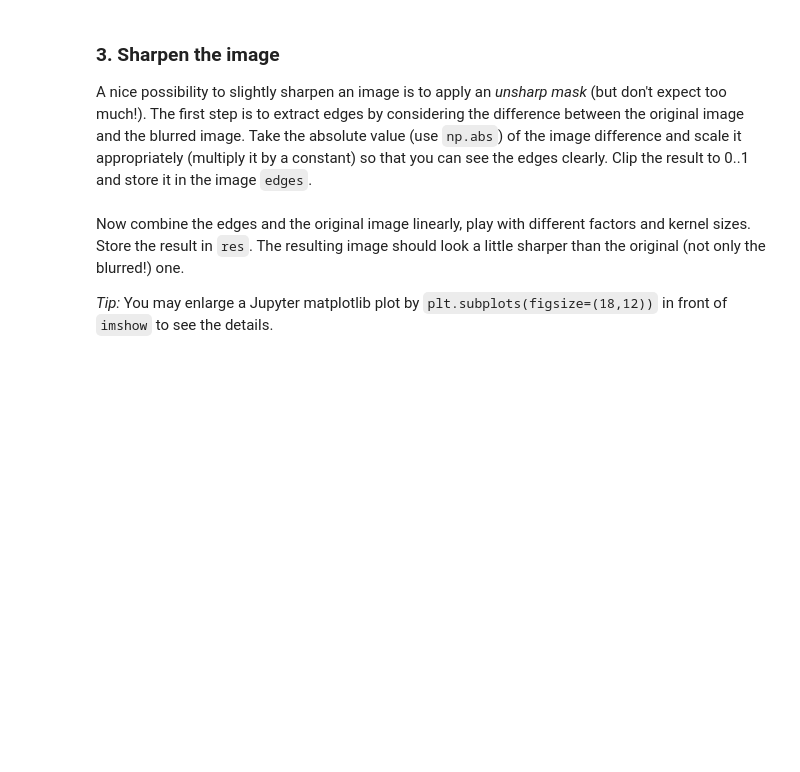
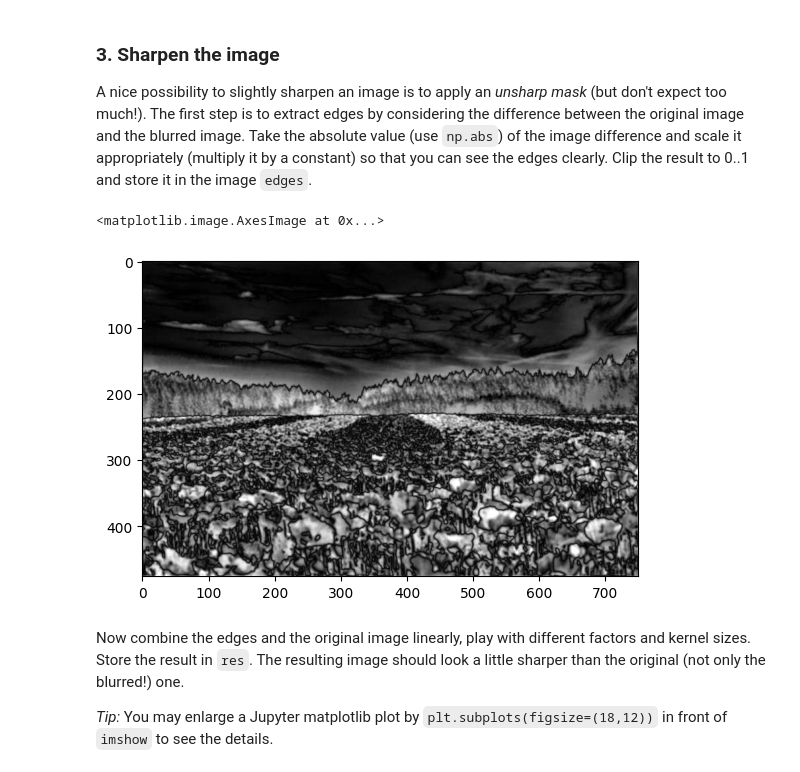
Before and after one commit to EIT-TI3/dbv-breiting, a Jupyter notebook: P1b.ipynb, the cells around one changed output. Saved outputs shown, nothing was run; the diff lists cells and outputs as text; code cells hidden in the pictures; blank space fills up the shorter version.

```diff
--- a/P1b.ipynb
+++ b/P1b.ipynb
@@ -58,7 +66,12 @@ img_mod =
 ### 3. Sharpen the image
 A nice possibility to slightly sharpen an image is to apply an _unsharp mask_ (but don't expect too much!). The first step is to extract edges by considering the difference between the original image and the blurred image. Take the absolute value (use `np.abs`) of the image difference and scale it appropriately (multiply it by a constant) so that you can see the edges clearly. Clip the result to 0..1 and store it in the image `edges`.
 # %%
-edges =
+scaling = 2
+edges = np.clip(scaling * np.abs(img - img_mod), 0, 1)
+plt.imshow(edges, cmap='gray')
+# %% [output]
+<matplotlib.image.AxesImage at 0x...>
+[figure, added]
 # %% [markdown]
 Now combine the edges and the original image linearly, play with different factors and kernel sizes. Store the result in `res`. The resulting image should look a little sharper than the original (not only the blurred!) one.
 
```
Also changed, not shown: parts of 4 cells of this notebook.
